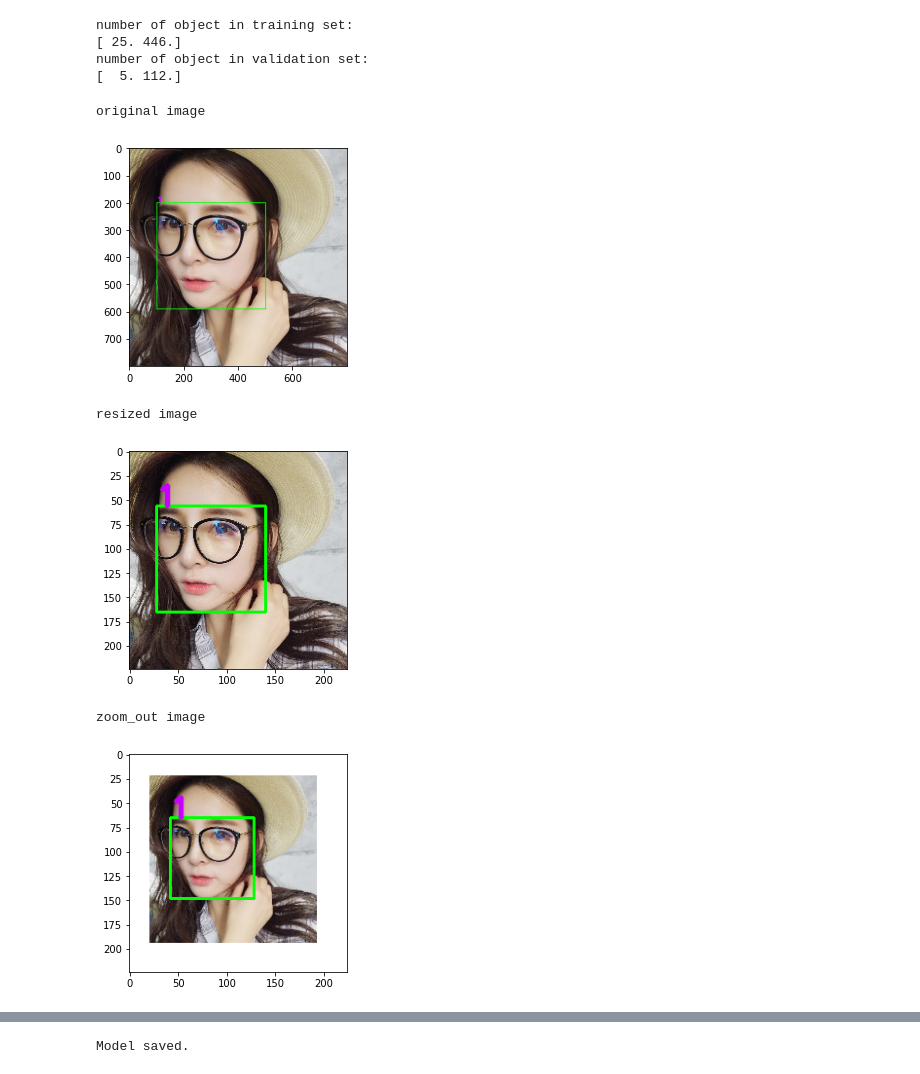
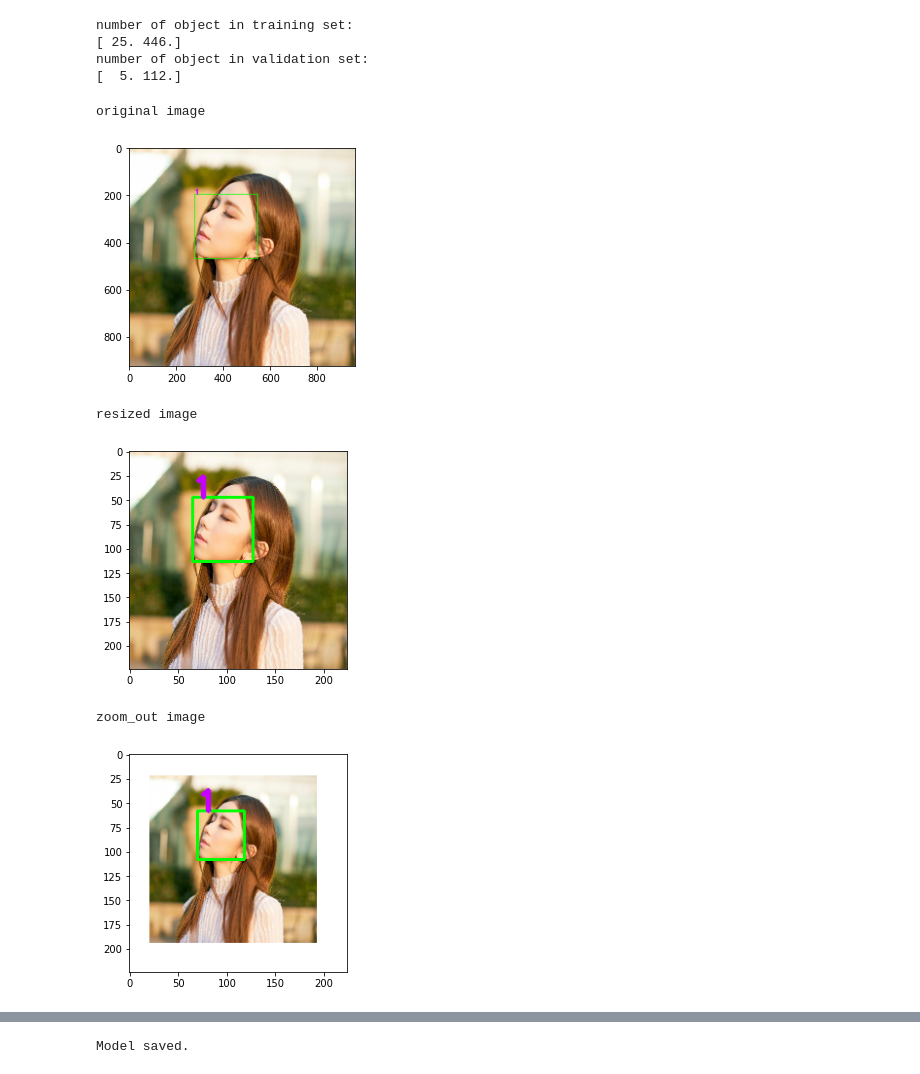
Before and after one commit to Wenjie0o0/class, a Jupyter notebook: Homework02_111C52024_林汶潔.ipynb, the cells around one changed output, grey strips where cells are left out. Cells and saved outputs as stored; diff of their text form; code cells hidden in the pictures.

```diff
--- a/Homework02_111C52024_林汶潔.ipynb
+++ b/Homework02_111C52024_林汶潔.ipynb
@@ -202,39 +202,40 @@ def zoom_out(image, bboxes):
 
     n = len(new_bboxes)
     new_bboxes = np.array(new_bboxes)
     if n:
         new_bboxes[:, 0] = new_bboxes[:, 0]+st_w
         new_bboxes[:, 1] = new_bboxes[:, 1]+st_h
         new_bboxes[:, 2] = new_bboxes[:, 2]+st_w
         new_bboxes[:, 3] = new_bboxes[:, 3]+st_h
     return img_aug, new_bboxes
 
-for image_id in [176]:
+for image_id in [175]:
     image_path = data_train[image_id]
     bboxes = bboxes_train[image_id][1]
+
     labels = bboxes_train[image_id][0]
     print('original image')
     img = Image.open(image_path, mode='r')
     img = img.convert('RGB')
     imageplot=np.array(img.copy())
     plot_image_withbbox(imageplot, bboxes, labels,flag_bgr=0)
 
     print('resized image')
     new_img, new_bboxes = resizewithbbox(img, bboxes)
     imageplot=np.array(new_img.copy())
     plot_image_withbbox(imageplot, new_bboxes, labels,flag_bgr=0)
 
     print('zoom_out image')
     new_img, new_bboxes = zoom_out(new_img, new_bboxes)
     imageplot=np.array(new_img.copy())
     plot_image_withbbox(imageplot, new_bboxes, labels,flag_bgr=0)
 # %% [output]
 original image
-[figure, old version]
+[figure, new version]
 resized image
-[figure, old version]
+[figure, new version]
 zoom_out image
-[figure, old version]
+[figure, new version]
 # %%
 # image pre-process
 process_transforms = transforms.Compose([
```
Also changed, not shown: parts of 10 cells of this notebook.
